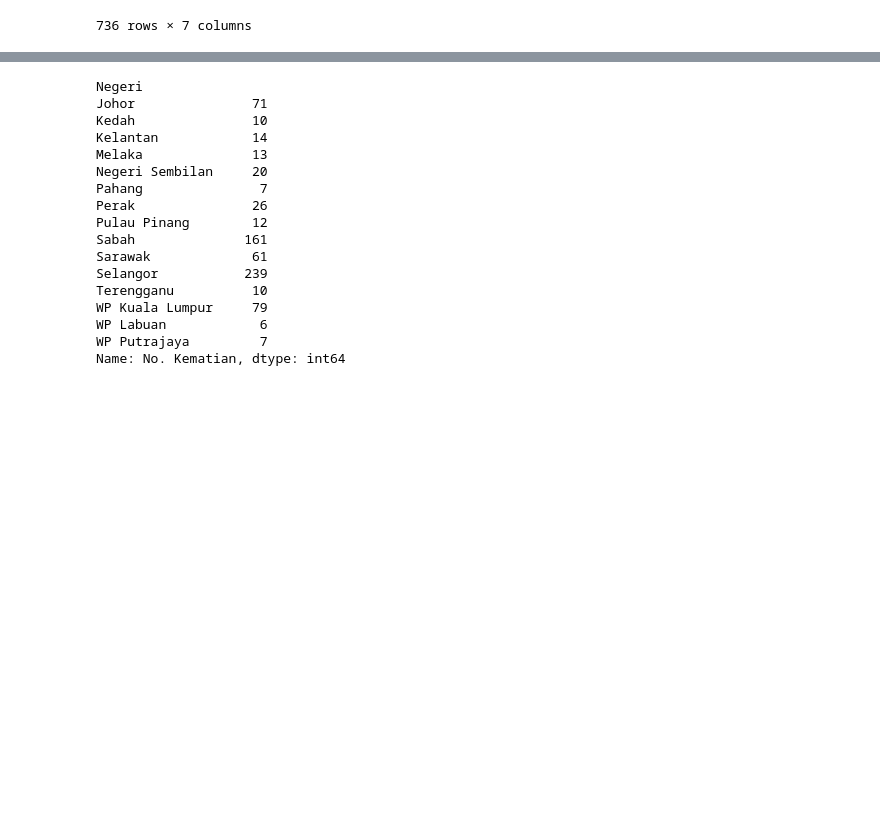
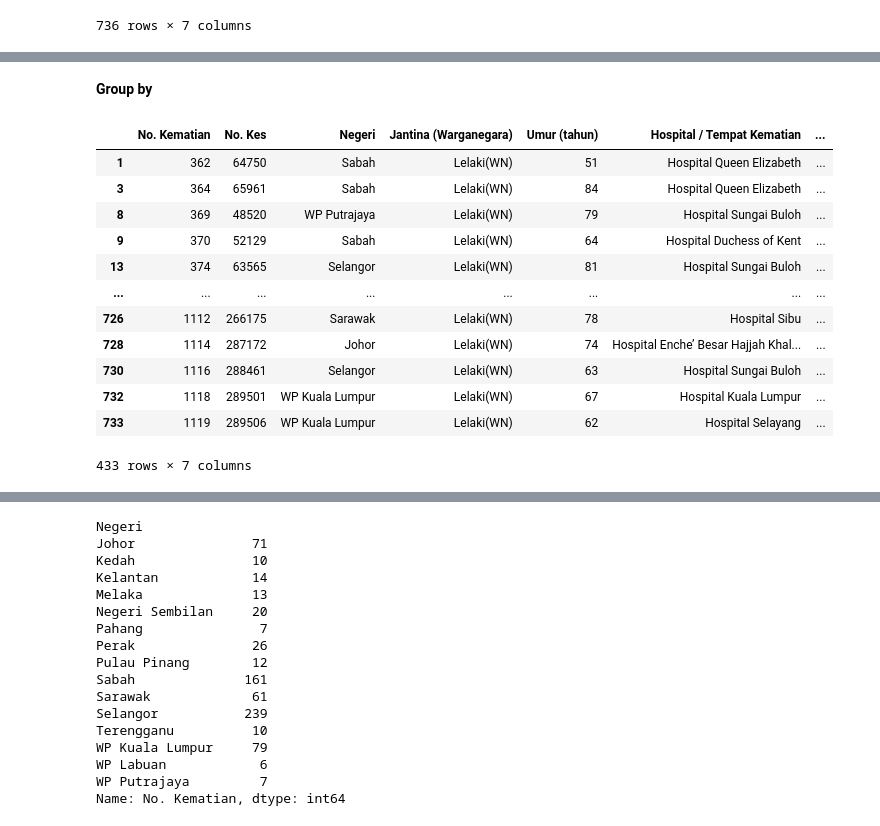
Before and after one commit to ashamril/Text-Analytics, a Jupyter notebook: Malaysia_Covid19_Ringkasan_Kematian_web_scrapping.ipynb, the cells around one changed output, grey strips where cells are left out. Cells and saved outputs as stored; diff of their text form; code cells hidden in the pictures; blank space fills up the shorter version.

```diff
--- a/Malaysia_Covid19_Ringkasan_Kematian_web_scrapping.ipynb
+++ b/Malaysia_Covid19_Ringkasan_Kematian_web_scrapping.ipynb
@@ -173,3 +182,22 @@ dfRingkasanKematian.to_csv("dfRingkasanKematian.csv", sep=',', mode='a', index=T
+# %% [markdown]
+**Group by**
+# %%
+grpJantina = df_filtered.groupby(['Jantina (Warganegara)'])
+grpJantina.get_group('Lelaki(WN)')
+# %% [output]
+|  | No. Kematian | No. Kes | Negeri | Jantina (Warganegara) | Umur (tahun) | Hospital / Tempat Kematian | ... |
+| 1 | 362 | 64750 | Sabah | Lelaki(WN) | 51 | Hospital Queen Elizabeth | ... |
+| 3 | 364 | 65961 | Sabah | Lelaki(WN) | 84 | Hospital Queen Elizabeth | ... |
+| 8 | 369 | 48520 | WP Putrajaya | Lelaki(WN) | 79 | Hospital Sungai Buloh | ... |
+| 9 | 370 | 52129 | Sabah | Lelaki(WN) | 64 | Hospital Duchess of Kent | ... |
+| 13 | 374 | 63565 | Selangor | Lelaki(WN) | 81 | Hospital Sungai Buloh | ... |
+| ... | ... | ... | ... | ... | ... | ... | ... |
+| 726 | 1112 | 266175 | Sarawak | Lelaki(WN) | 78 | Hospital Sibu | ... |
+| 728 | 1114 | 287172 | Johor | Lelaki(WN) | 74 | Hospital Enche’ Besar Hajjah Khal... | ... |
+| 730 | 1116 | 288461 | Selangor | Lelaki(WN) | 63 | Hospital Sungai Buloh | ... |
+| 732 | 1118 | 289501 | WP Kuala Lumpur | Lelaki(WN) | 67 | Hospital Kuala Lumpur | ... |
+| 733 | 1119 | 289506 | WP Kuala Lumpur | Lelaki(WN) | 62 | Hospital Selayang | ... |
+433 rows × 7 columns
 # %%
 grpNegeri = dfRingkasanKematian.groupby(['Negeri'])
 # Displat first value
```
Also changed, not shown: parts of 23 cells of this notebook.
